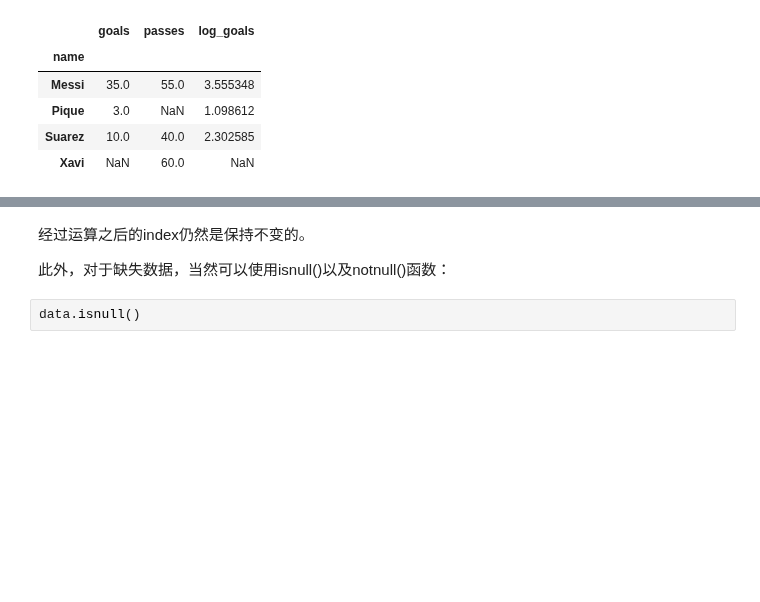
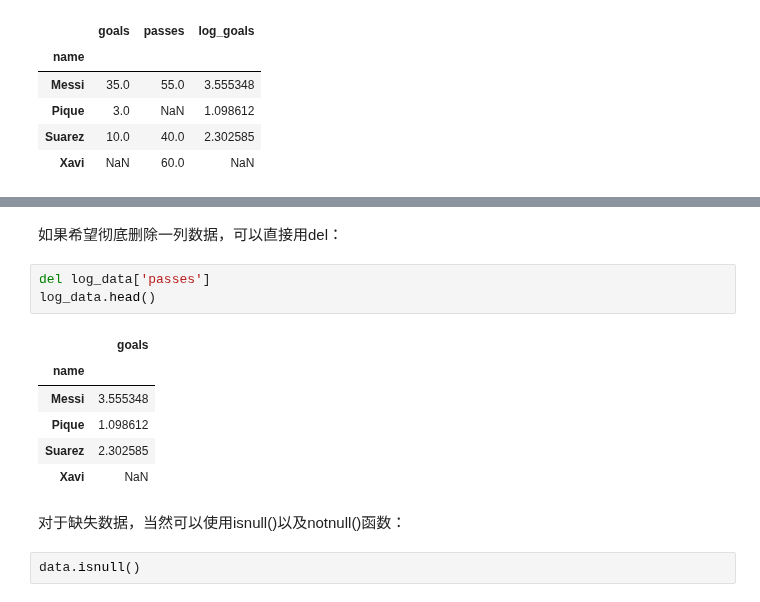
Before and after one commit to sijichun/PythonTutor, a Jupyter notebook: T7_pandas.ipynb, the cells around one changed output, grey strips where cells are left out. Drawn from its saved outputs; the diff is of its cells as text; blank space fills up the shorter version.

```diff
--- a/T7_pandas.ipynb
+++ b/T7_pandas.ipynb
@@ -737,7 +772,17 @@ data
+# %% [markdown]
+如果希望彻底删除一列数据，可以直接用del：
+# %%
+del log_data['passes']
+log_data.head()
+# %% [output]
+|  | goals |
+| name |  |
+| Messi | 3.555348 |
+| Pique | 1.098612 |
+| Suarez | 2.302585 |
+| Xavi | NaN |
 # %% [markdown]
-经过运算之后的index仍然是保持不变的。
-
-此外，对于缺失数据，当然可以使用isnull()以及notnull()函数：
+对于缺失数据，当然可以使用isnull()以及notnull()函数：
 # %%
 data.isnull()
 # %% [output]
```
Also changed, not shown: parts of 23 cells of this notebook, 1 other file.
